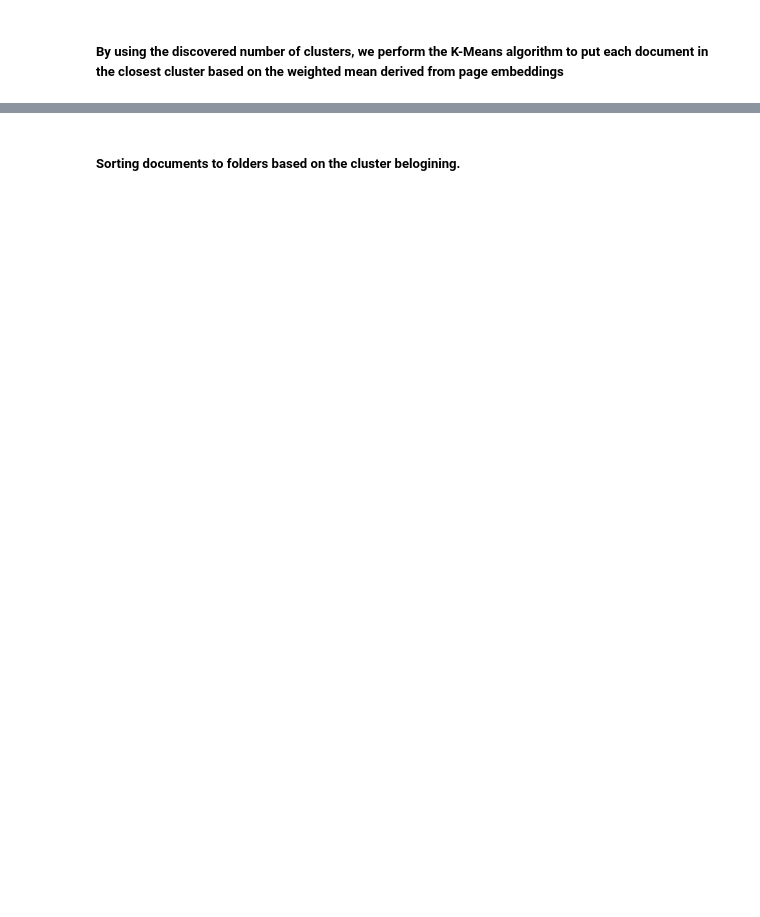
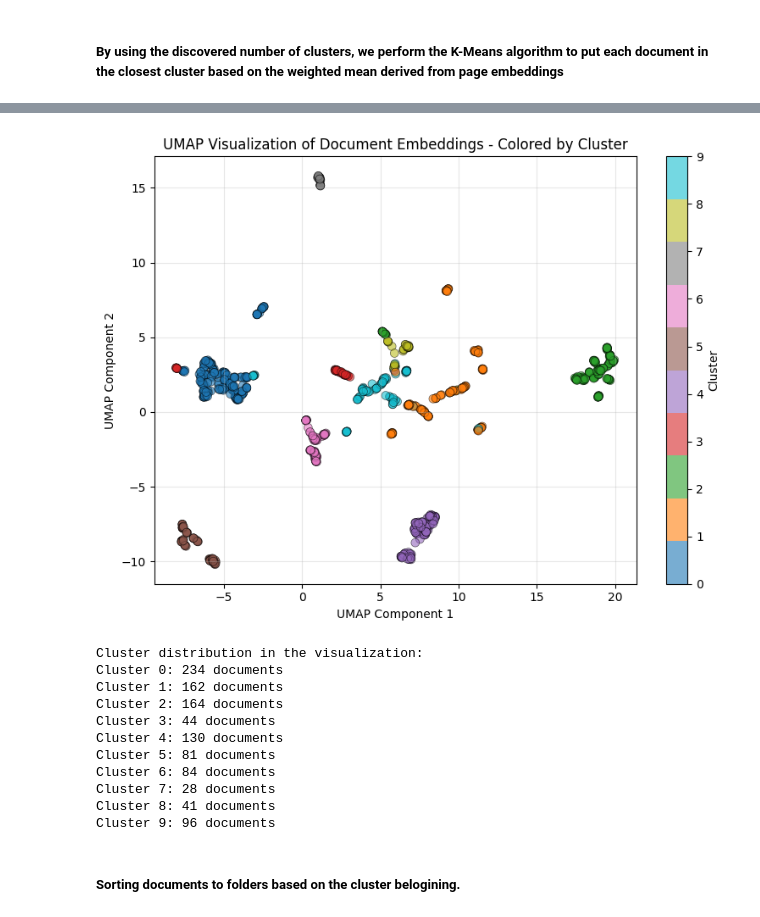
Before and after one commit to kgalic/vl-blogs, a Jupyter notebook: src/01.clustering-documents/02.clustering-approach-01.ipynb, the cells around one changed output, grey strips where cells are left out. Saved outputs shown, nothing was run; the diff lists cells and outputs as text; code cells hidden in the pictures; blank space fills up the shorter version.

```diff
--- a/src/01.clustering-documents/02.clustering-approach-01.ipynb
+++ b/src/01.clustering-documents/02.clustering-approach-01.ipynb
@@ -147,2 +219,42 @@ for i in range(n_clusters):
+# %%
+# Visualize clusters using UMAP with different colors for each cluster
+plt.figure(figsize=(8, 6))
+
+# Get cluster labels for documents with vectors
+cluster_labels_for_plot = []
+for doc in all_results:
+    if doc.get('doc_vector') is not None:
+        cluster_labels_for_plot.append(doc.get('cluster', -1))
+
+# Create scatter plot with different colors for each cluster
+scatter = plt.scatter(X_2d[:, 0], X_2d[:, 1], c=cluster_labels_for_plot,
+                     cmap='tab10', s=50, alpha=0.6, edgecolors='black', linewidth=0.5)
+
+plt.title("UMAP Visualization of Document Embeddings - Colored by Cluster")
+plt.xlabel("UMAP Component 1")
+plt.ylabel("UMAP Component 2")
+plt.colorbar(scatter, label='Cluster')
+plt.grid(True, alpha=0.3)
+plt.tight_layout()
+plt.show()
+
+# Print cluster distribution
+print("\nCluster distribution in the visualization:")
+unique_clusters, counts = np.unique(cluster_labels_for_plot, return_counts=True)
+for cluster_id, count in zip(unique_clusters, counts):
+    print(f"Cluster {cluster_id}: {count} documents")
+# %% [output]
+[figure, added]
+Cluster distribution in the visualization:
+Cluster 0: 234 documents
+Cluster 1: 162 documents
+Cluster 2: 164 documents
+Cluster 3: 44 documents
+Cluster 4: 130 documents
+Cluster 5: 81 documents
+Cluster 6: 84 documents
+Cluster 7: 28 documents
+Cluster 8: 41 documents
+Cluster 9: 96 documents
 # %% [markdown]
 <h5> Sorting documents to folders based on the cluster belogining. </h5>
```
Also changed, not shown: parts of 7 cells of this notebook, 8 other files.
